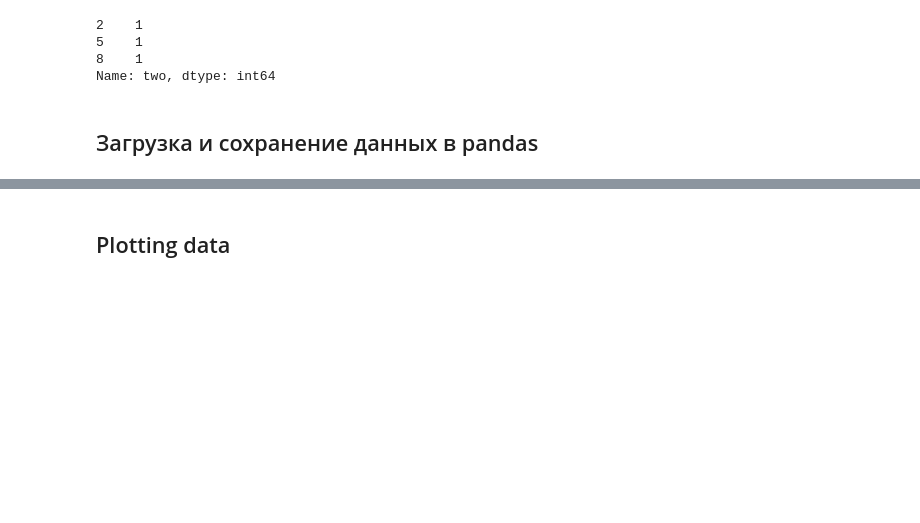
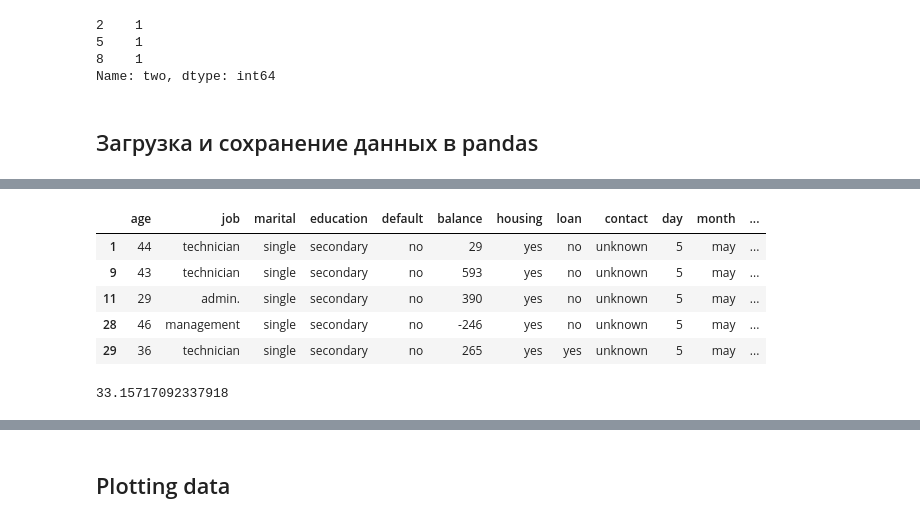
Before and after one commit to dm-fedorov/python3_intro, a Jupyter notebook: lesson_13/pandas.ipynb, the cells around one changed output, grey strips where cells are left out. Cells and saved outputs as stored; diff of their text form; code cells hidden in the pictures; blank space fills up the shorter version.

```diff
--- a/lesson_13/pandas.ipynb
+++ b/lesson_13/pandas.ipynb
@@ -147,0 +131,14 @@ temp[17][0]
+# %%
+temp_data = temp[temp['marital'] == 'single'][temp['education'] == 'secondary']
+temp_data.head()
+# %% [output]
+|  | age | job | marital | education | default | balance | housing | loan | contact | day | month | ... |
+| 1 | 44 | technician | single | secondary | no | 29 | yes | no | unknown | 5 | may | ... |
+| 9 | 43 | technician | single | secondary | no | 593 | yes | no | unknown | 5 | may | ... |
+| 11 | 29 | admin. | single | secondary | no | 390 | yes | no | unknown | 5 | may | ... |
+| 28 | 46 | management | single | secondary | no | -246 | yes | no | unknown | 5 | may | ... |
+| 29 | 36 | technician | single | secondary | no | 265 | yes | yes | unknown | 5 | may | ... |
+# %%
+temp_data.age.mean()
+# %% [output]
+33.15717092337918
```
Also changed, not shown: parts of 21 cells of this notebook, 3 other files.
